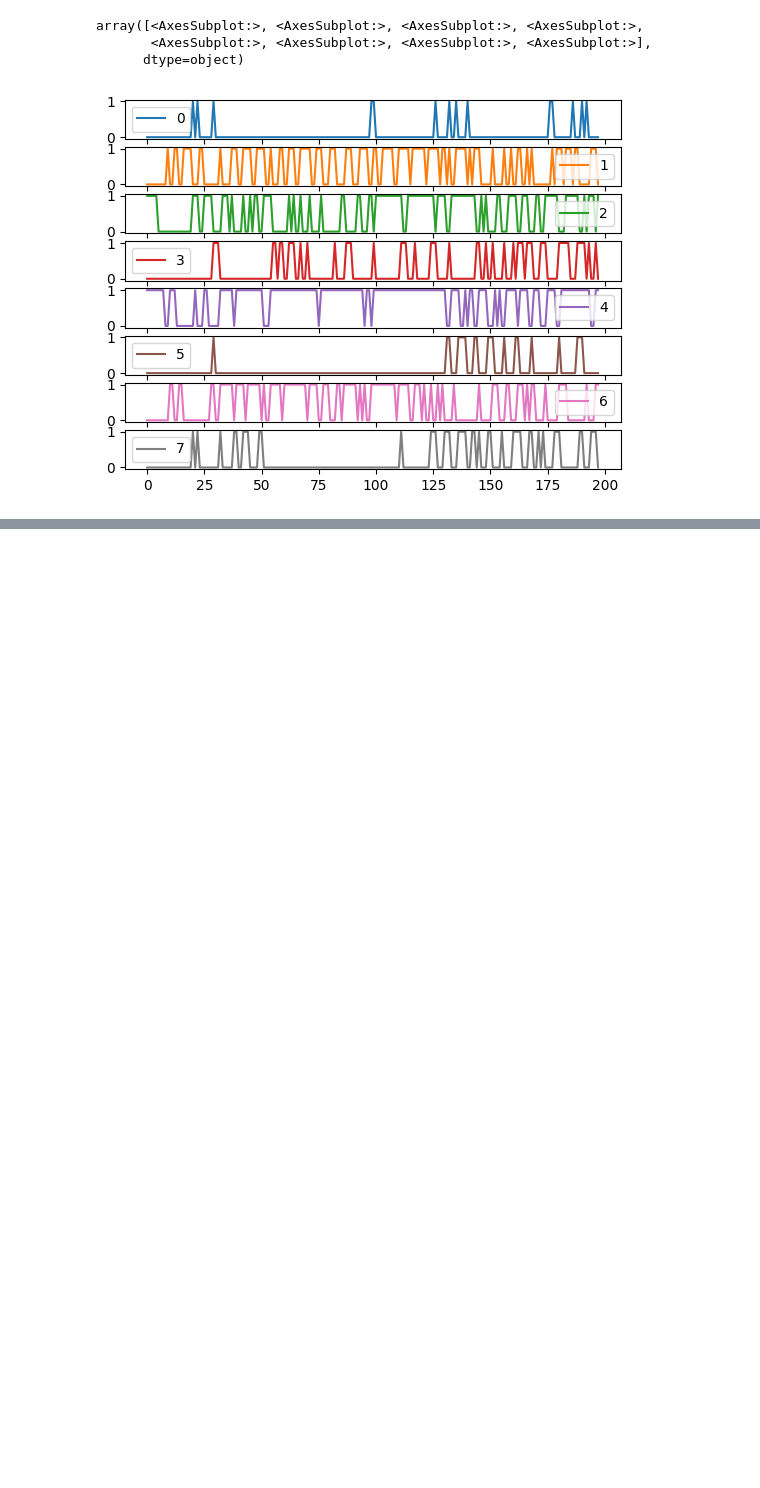
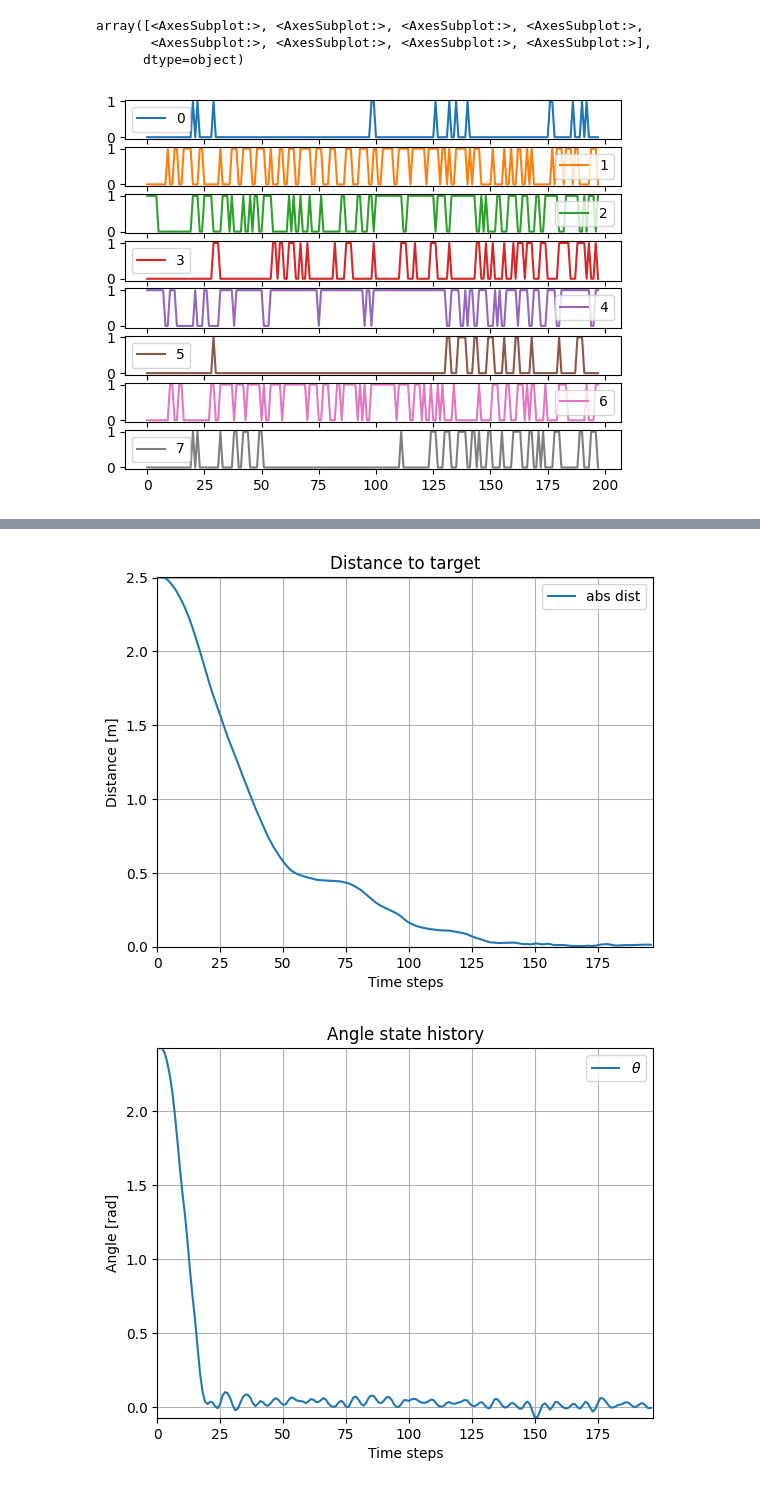
Before and after one commit to elharirymatteo/RANS, a Jupyter notebook: omniisaacgymenvs/utils/icra24_results.ipynb, the cells around one changed output, grey strips where cells are left out. Drawn from its saved outputs; the diff is of its cells as text; code cells hidden in the pictures; blank space fills up the shorter version.

```diff
--- a/omniisaacgymenvs/utils/icra24_results.ipynb
+++ b/omniisaacgymenvs/utils/icra24_results.ipynb
@@ -324,0 +354,71 @@ percentage of time spent under (5deg, 2deg, 1deg): 97.16666666666667 95.5 95.333
+# %%
+
+def update_distance(frame, tgrid, pos_error, line):
+    line.set_data(tgrid[:frame], np.linalg.norm(np.array([pos_error[:frame, 0], pos_error[:frame, 1]]), axis=0))
+    return line,
+
+def update_heading(frame, tgrid, angles, line):
+    line.set_data(tgrid[:frame], angles[:frame])
+    return line,
+
+def plot_distance_and_heading_videos(state_history: np.ndarray, tgrid: np.ndarray, save_dir: str, fps: int = 10, show: bool = True):
+    """
+    Plot distance and heading of a single agent and save them as videos using Matplotlib.
+    """
+    pos_error = state_history[:, 6:8]
+    headings = state_history[:, :2]
+    angles = np.arctan2(headings[:, 1], headings[:, 0])
+
+    # Create a directory to save the video frames
+    os.makedirs(save_dir, exist_ok=True)
+
+    # Set up the figures and axes
+    fig_distance, ax_distance = plt.subplots()
+    line_distance, = ax_distance.plot([], [], color=cm.get_cmap('tab20')(0))
+    ax_distance.set_xlim(0, np.max(tgrid))
+    ax_distance.set_ylim(0, np.max(np.linalg.norm(pos_error, axis=1)))
+    ax_distance.set_xlabel('Time steps')
+    ax_distance.set_ylabel('Distance [m]')
+    ax_distance.legend(['abs dist'], loc='best')
+    ax_distance.set_title('Distance to target')
+    ax_distance.grid()
+
+    fig_heading, ax_heading = plt.subplots()
+    line_heading, = ax_heading.plot([], [], color=cm.get_cmap('tab20')(0))
+    ax_heading.set_xlim(0, np.max(tgrid))
+    ax_heading.set_ylim(np.min(angles), np.max(angles))
+    ax_heading.set_xlabel('Time steps')
+    ax_heading.set_ylabel('Angle [rad]')
+    ax_heading.legend(['${\\theta}$'], loc='best')
+    ax_heading.set_title('Angle state history')
+    ax_heading.grid()
+
+    # Function to update the plots for each frame
+    def update(frame):
+        update_distance(frame, tgrid, pos_error, line_distance)
+        update_heading(frame, tgrid, angles, line_heading)
+        return line_distance, line_heading
+
+    # Create animations for both plots
+    ani_distance = FuncAnimation(fig_distance, update, frames=len(tgrid), blit=True)
+    ani_heading = FuncAnimation(fig_heading, update, frames=len(tgrid), blit=True)
+
+    # Save the animations as MP4 videos
+    distance_video_filename = os.path.join(save_dir, 'distance_to_target_video.mp4')
+    heading_video_filename = os.path.join(save_dir, 'angle_state_history_video.mp4')
+    ani_distance.save(distance_video_filename, writer='ffmpeg', fps=fps)
+    ani_heading.save(heading_video_filename, writer='ffmpeg', fps=fps)
+
+    if show:
+        plt.show()
+
+# Example usage
+state_history = np.random.rand(100, 8)  # Replace with actual state history data
+tgrid = np.arange(len(all_RL_obs[0]))  # Replace with actual time grid data
+save_dir = 'path_to_save_directory'  # Replace with the desired save directory
+fps = 10  # Frames per second for the videos
+
+plot_distance_and_heading_videos(all_RL_obs[0], tgrid, save_dir, fps)
+# %% [output]
+[figure, added]
+[figure, added]
```
Also changed, not shown: parts of 13 cells of this notebook, 1 other file.
